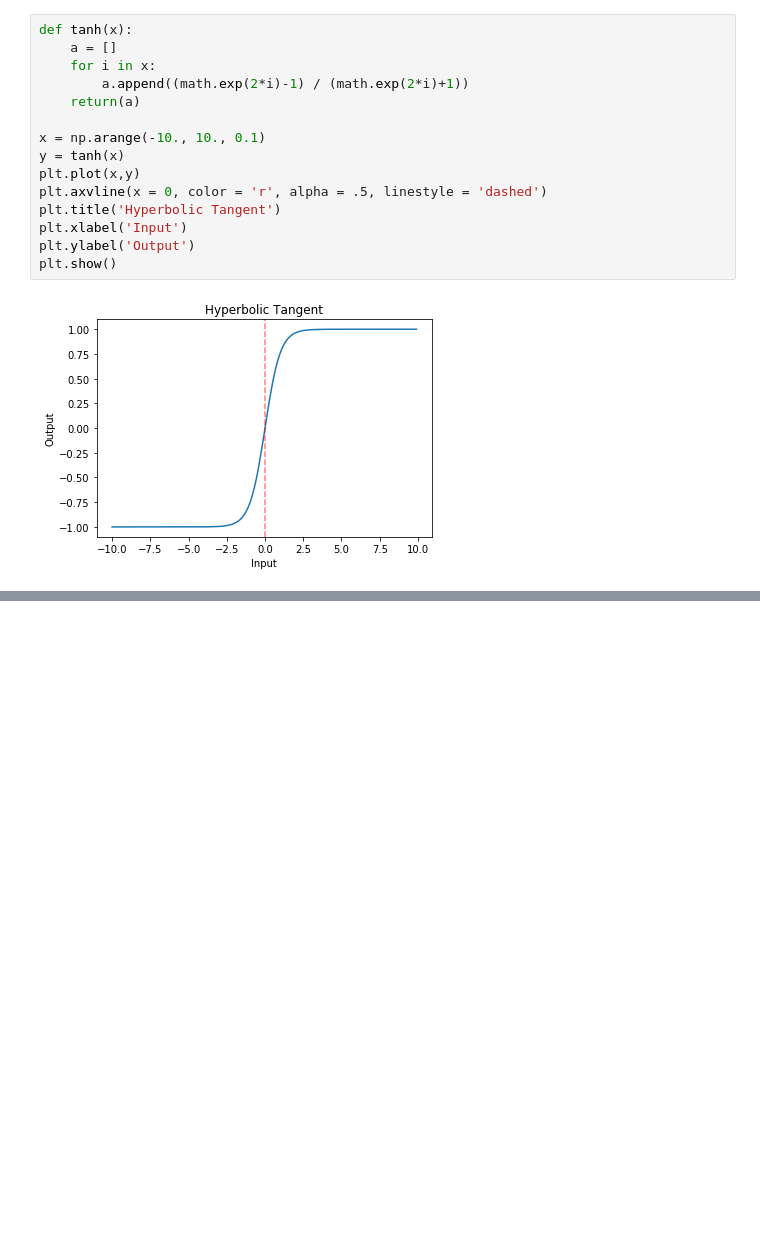
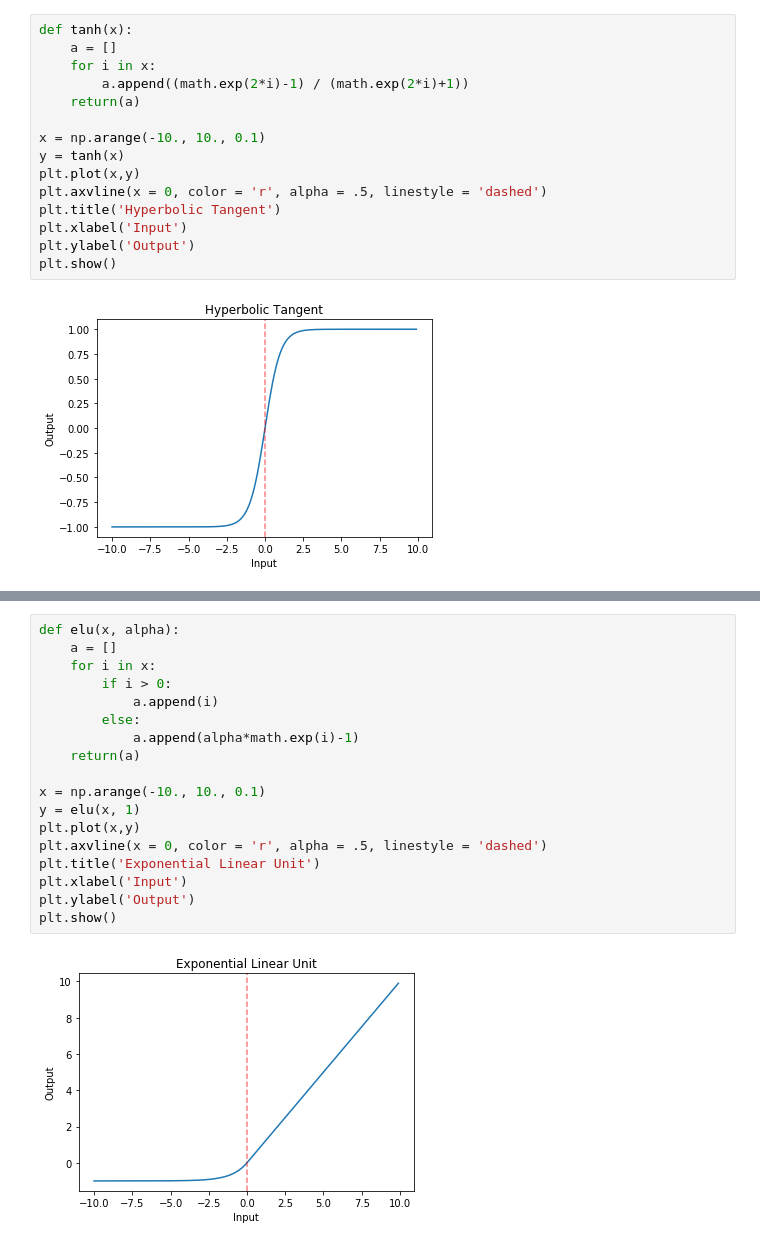
Before and after one commit to fabianmax/introduction-deep-learning, a Jupyter notebook: 02_mlp.ipynb, the cells around one changed output, grey strips where cells are left out. Drawn from its saved outputs; the diff is of its cells as text; blank space fills up the shorter version.

```diff
--- a/02_mlp.ipynb
+++ b/02_mlp.ipynb
@@ -264,0 +286,20 @@ plt.show()
+# %%
+def elu(x, alpha):
+    a = []
+    for i in x:
+        if i > 0:
+            a.append(i)
+        else:
+            a.append(alpha*math.exp(i)-1)
+    return(a)
+
+x = np.arange(-10., 10., 0.1)
+y = elu(x, 1)
+plt.plot(x,y)
+plt.axvline(x = 0, color = 'r', alpha = .5, linestyle = 'dashed')
+plt.title('Exponential Linear Unit')
+plt.xlabel('Input')
+plt.ylabel('Output')
+plt.show()
+# %% [output]
+[figure, added]
```
Also changed, not shown: parts of 3 cells of this notebook.
